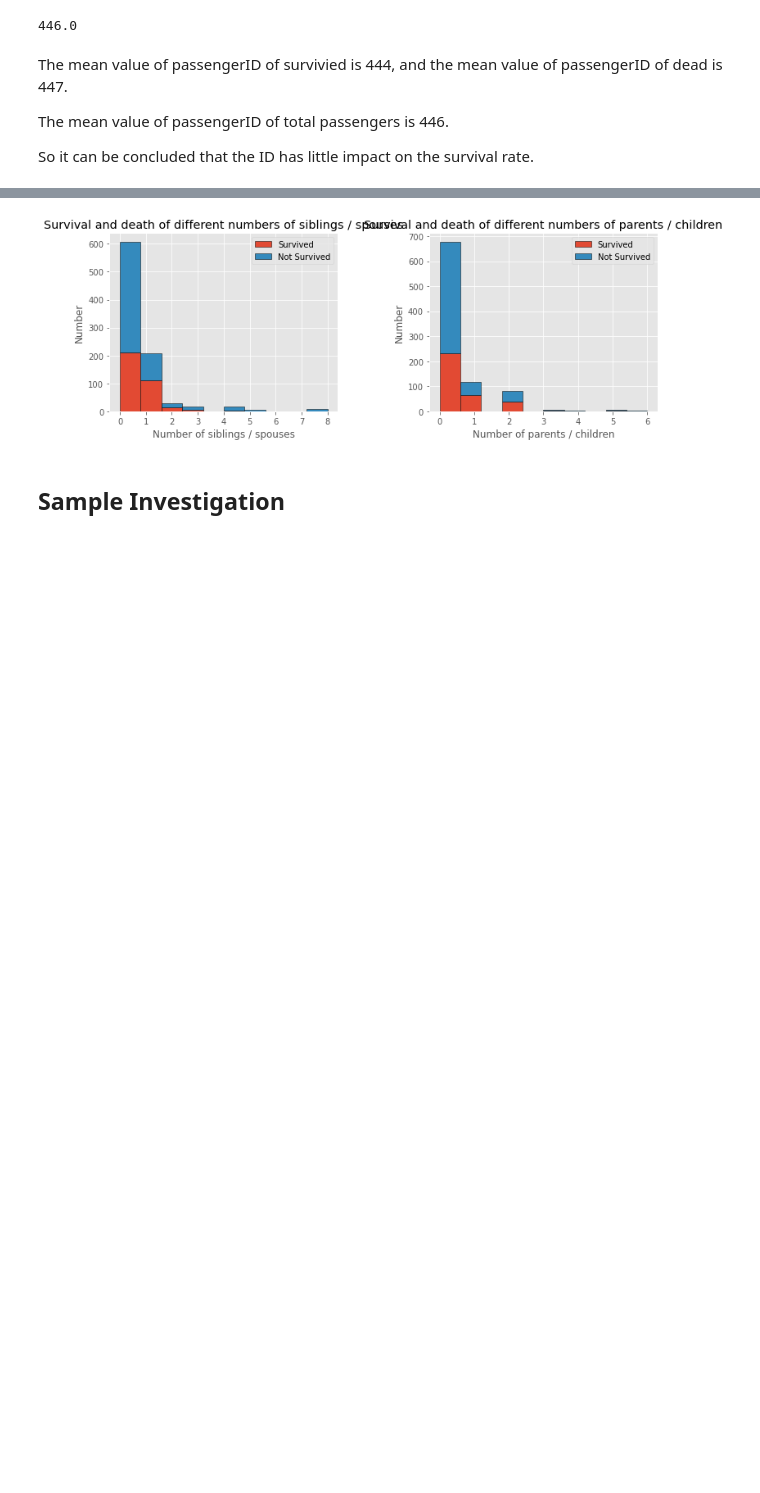
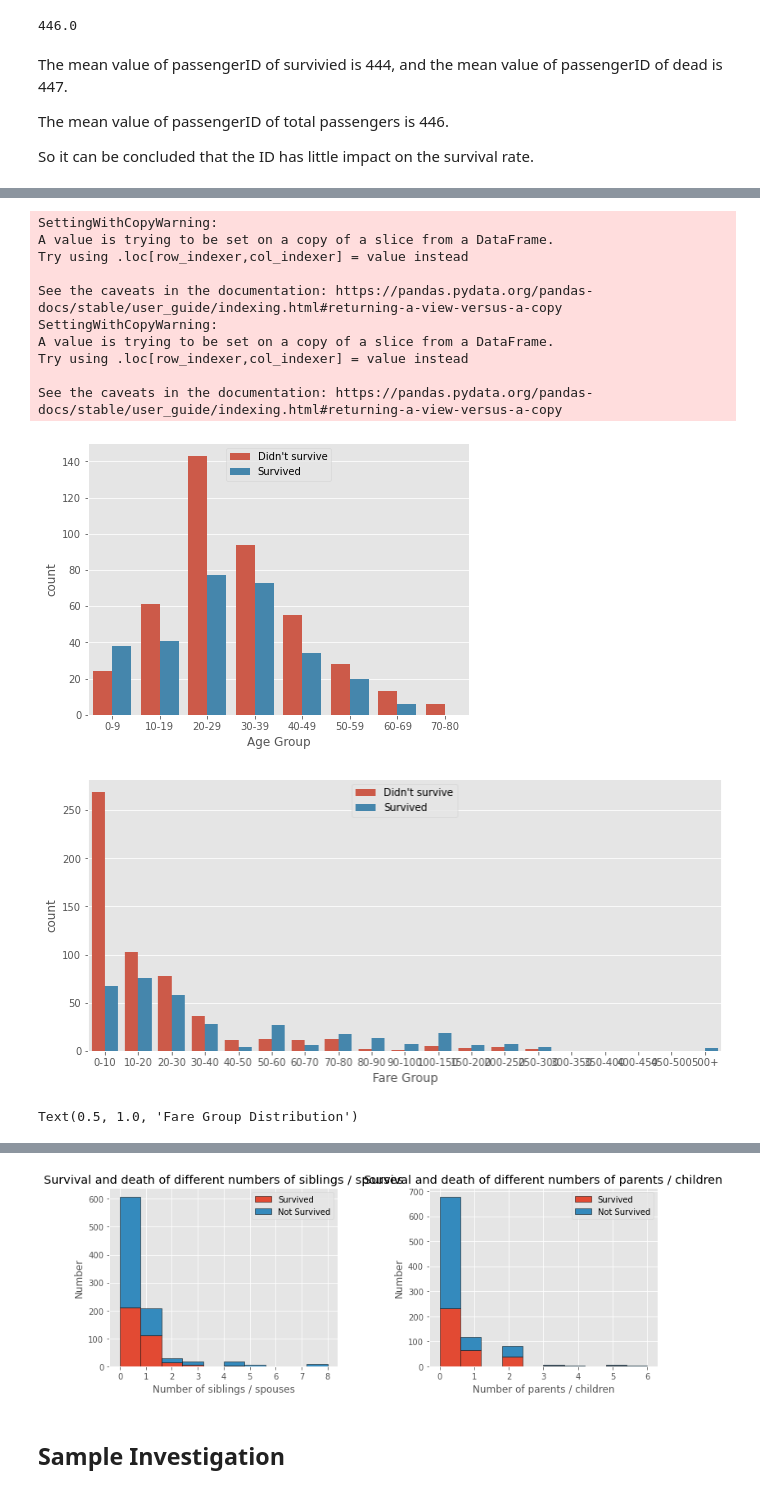
Before and after one commit to Yichen575/kaggle-projects, a Jupyter notebook: titanic/Data-analysis.ipynb, the cells around one changed output, grey strips where cells are left out. Drawn from its saved outputs; the diff is of its cells as text; code cells hidden in the pictures; blank space fills up the shorter version.

```diff
--- a/titanic/Data-analysis.ipynb
+++ b/titanic/Data-analysis.ipynb
@@ -122,3 +171,53 @@ So it can be concluded that the ID has little impact on the survival rate.
+# %%
+fig = plt.figure(figsize=(15, 5))
+# Create a figure and subplots
+ax1= plt.subplot(1,2,1)
+# Plot 1: Age Group Distribution
+filtered_df = df.dropna(subset=['Age'])
+bins = [0, 10, 20, 30, 40, 50, 60, 70, 80]
+labels = ['0-9', '10-19', '20-29', '30-39', '40-49', '50-59', '60-69', '70-80']
+
+# Segment people by age
+filtered_df['Age Group'] = pd.cut(filtered_df['Age'], bins=bins, labels=labels, right=False)
+filtered_df['Age Group'] = filtered_df['Age Group'].astype(str)
+
+sns.countplot(x='Age Group', hue='Survived', data=filtered_df, order = labels)
+plt.legend(["Didn't survive","Survived"])
+plt.show()
+ax1.set_xlabel('Age Group')
+ax1.set_ylabel('Count')
+ax1.set_title('Age Group Distribution')
+
+fig = plt.figure(figsize=(25, 5))
+ax2= plt.subplot(1,2,2)
+# Plot 1: Fare Group Distribution
+filtered_df = df.dropna(subset=['Fare'])
+bins = [0, 10, 20, 30, 40, 50, 60, 70, 80, 90, 100, 150, 200, 250, 300, 350, 400, 450, 500, float('inf')]
+labels = ['0-10', '10-20', '20-30', '30-40', '40-50', '50-60', '60-70', '70-80', '80-90', '90-100', '100-150', '150-200', '200-250', '250-300', '300-350', '350-400', '400-450', '450-500', '500+']
+# Segment people by Fare
+filtered_df['Fare Group'] = pd.cut(filtered_df['Fare'], bins=bins, labels=labels, right=False)
+filtered_df['Fare Group'] = filtered_df['Fare Group'].astype(str)
+
+sns.countplot(x='Fare Group', hue='Survived', data=filtered_df, order = labels)
+plt.legend(["Didn't survive","Survived"])
+plt.show()
+ax2.set_xlabel('Fare Group')
+ax2.set_ylabel('Count')
+ax2.set_title('Fare Group Distribution')
+# %% [output]
+SettingWithCopyWarning:
+A value is trying to be set on a copy of a slice from a DataFrame.
+Try using .loc[row_indexer,col_indexer] = value instead
+
+See the caveats in the documentation: https://pandas.pydata.org/pandas-docs/stable/user_guide/indexing.html#returning-a-view-versus-a-copy
+SettingWithCopyWarning:
+A value is trying to be set on a copy of a slice from a DataFrame.
+Try using .loc[row_indexer,col_indexer] = value instead
+
+See the caveats in the documentation: https://pandas.pydata.org/pandas-docs/stable/user_guide/indexing.html#returning-a-view-versus-a-copy
+[figure, added]
+[figure, added]
+Text(0.5, 1.0, 'Fare Group Distribution')
 # %%
 
 # Create a figure and subplots
```
Also changed, not shown: parts of 9 cells of this notebook, 1 other file.
